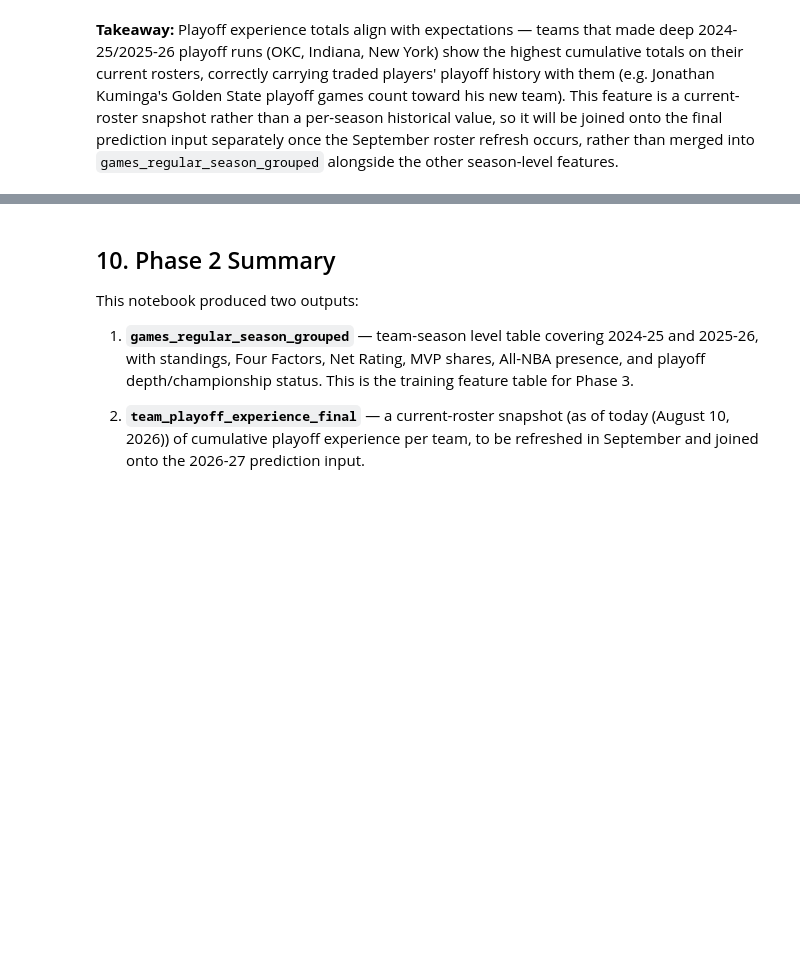
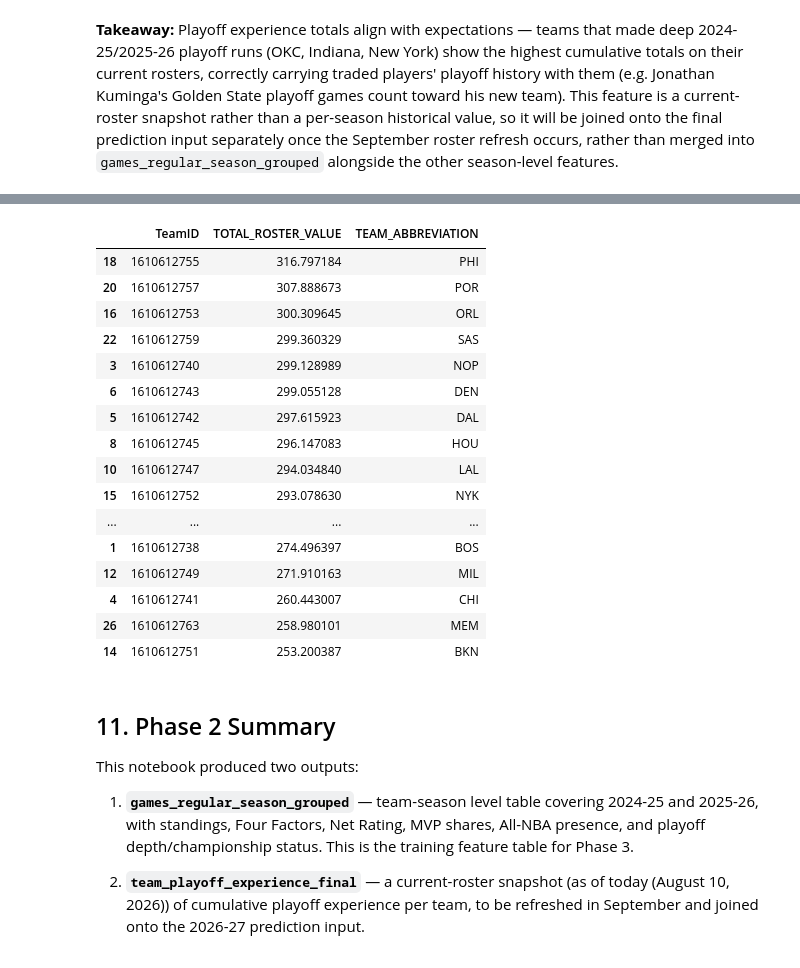
Before and after one commit to lianlianliann/nba-26-27-predictor, a Jupyter notebook: notebooks/02_feature_engineering.ipynb, the cells around one changed output, grey strips where cells are left out. Saved outputs shown, nothing was run; the diff lists cells and outputs as text; code cells hidden in the pictures; blank space fills up the shorter version.

```diff
--- a/notebooks/02_feature_engineering.ipynb
+++ b/notebooks/02_feature_engineering.ipynb
@@ -666,5 +748,44 @@ team_playoff_experience_final.to_csv(r"D:\Data Science Projects\nba-26-27-predic
+# %%
+# attribute to current (2026-27) rosters
+roster_with_value_filtered = pd.merge(
+    rosters_combined,
+    player_value_filtered,
+    on='PLAYER_ID',
+    how='left'
+)
+roster_with_value_filtered['PLAYER_VALUE'] = roster_with_value_filtered['PLAYER_VALUE'].fillna(0)
+
+roster_with_value_filtered['TEAM_RANK'] = roster_with_value_filtered.groupby('TeamID')['PLAYER_VALUE'].rank(ascending=False, method='first')
+top_rotation_only = roster_with_value_filtered[roster_with_value_filtered['TEAM_RANK'] <= 9]
+
+team_roster_value_v2 = top_rotation_only.groupby('TeamID').agg(
+    TOTAL_ROSTER_VALUE=('PLAYER_VALUE', 'sum')
+).reset_index()
+
+team_roster_value_v2 = pd.merge(team_roster_value_v2, team_id_to_abbrev, on='TeamID', how='left')
+display(team_roster_value_v2.sort_values('TOTAL_ROSTER_VALUE', ascending=False))
+
+team_roster_value_v2.to_csv(r'D:\Data Science Projects\nba-26-27-predictor\data\processed\roster_value_snapshot.csv', index=False)
+# %% [output]
+|  | TeamID | TOTAL_ROSTER_VALUE | TEAM_ABBREVIATION |
+| 18 | 1610612755 | 316.797184 | PHI |
+| 20 | 1610612757 | 307.888673 | POR |
+| 16 | 1610612753 | 300.309645 | ORL |
+| 22 | 1610612759 | 299.360329 | SAS |
+| 3 | 1610612740 | 299.128989 | NOP |
+| 6 | 1610612743 | 299.055128 | DEN |
+| 5 | 1610612742 | 297.615923 | DAL |
+| 8 | 1610612745 | 296.147083 | HOU |
+| 10 | 1610612747 | 294.034840 | LAL |
+| 15 | 1610612752 | 293.078630 | NYK |
+| ... | ... | ... | ... |
+| 1 | 1610612738 | 274.496397 | BOS |
+| 12 | 1610612749 | 271.910163 | MIL |
+| 4 | 1610612741 | 260.443007 | CHI |
+| 26 | 1610612763 | 258.980101 | MEM |
+| 14 | 1610612751 | 253.200387 | BKN |
 # %% [markdown]
-## 10. Phase 2 Summary
+## 11. Phase 2 Summary
 
 This notebook produced two outputs:
 
```
Also changed, not shown: parts of 9 cells of this notebook, 6 other files.
